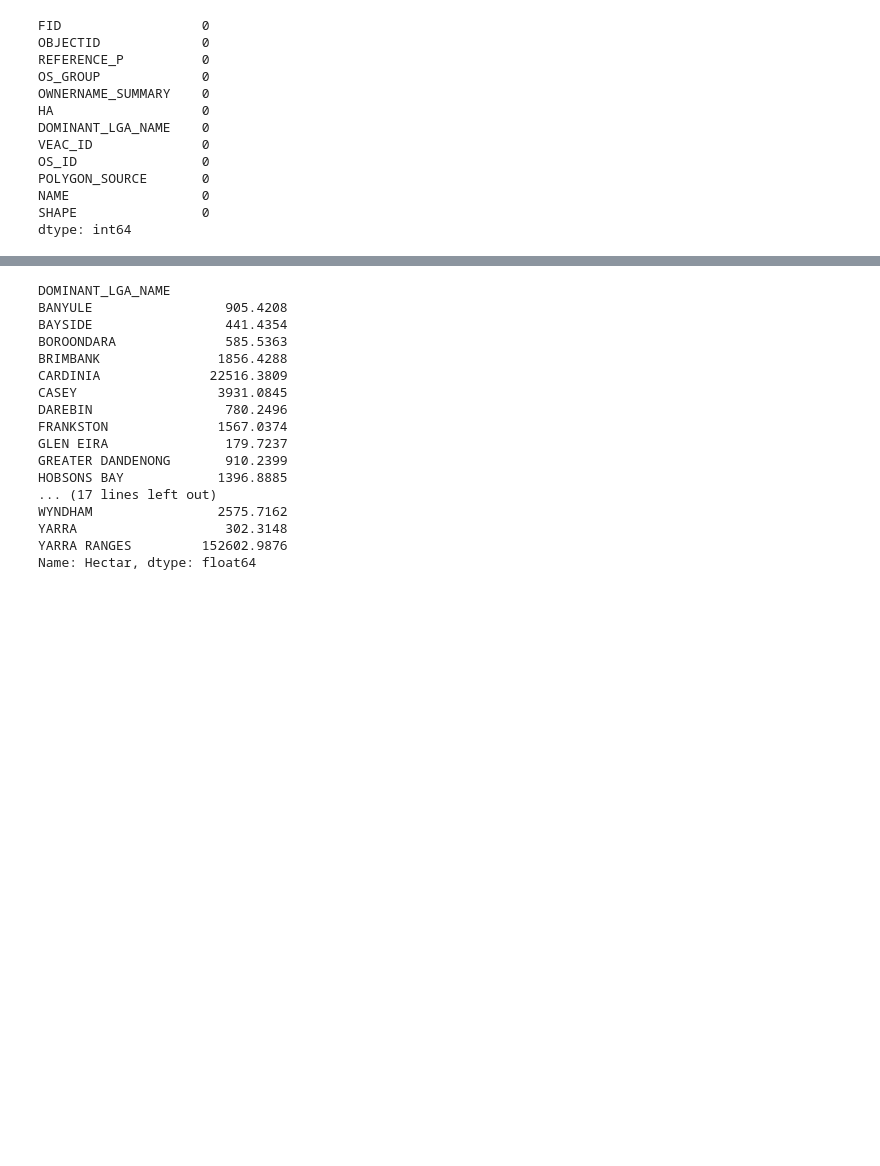
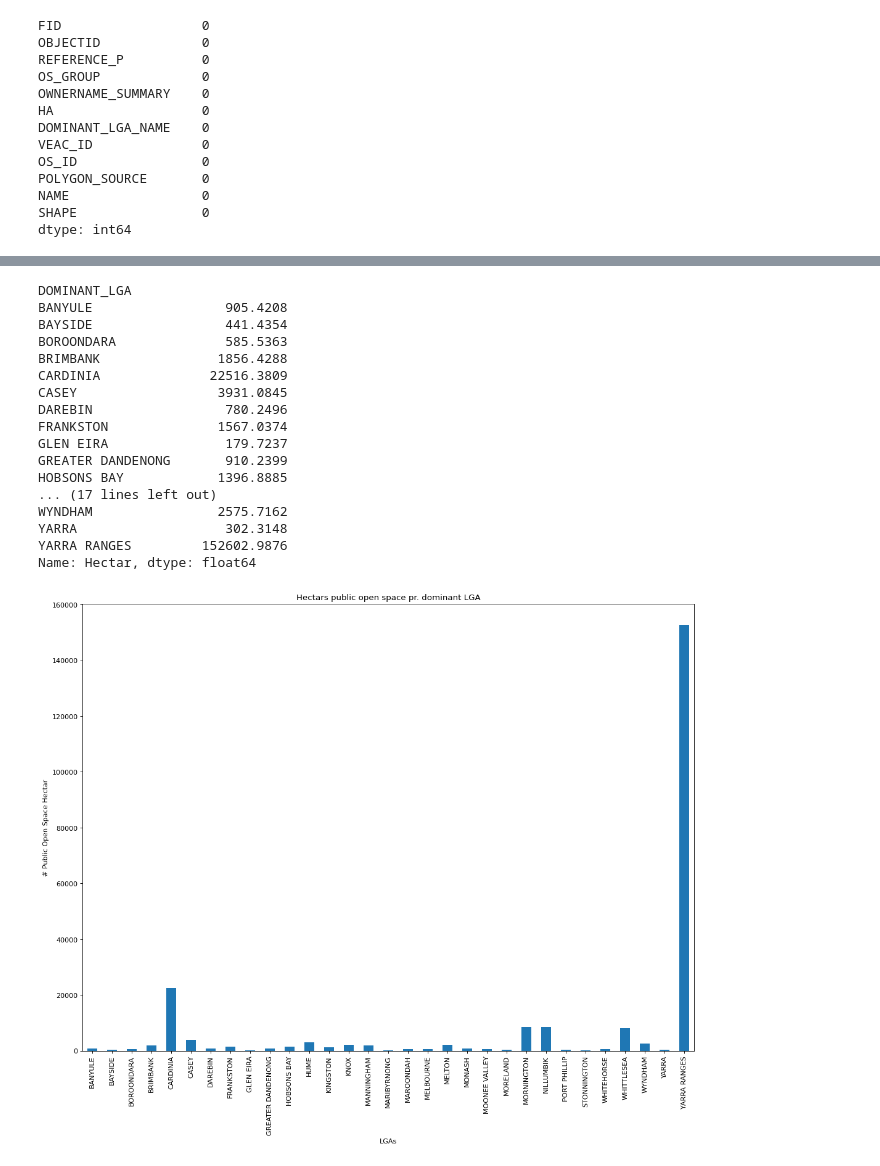
Before and after one commit to MAST30034-Applied-Data-Science/generic-real-estate-consulting-project-group-20, a Jupyter notebook: notebooks/External_open_space.ipynb, the cells around one changed output, grey strips where cells are left out. Saved outputs shown, nothing was run; the diff lists cells and outputs as text; code cells hidden in the pictures; blank space fills up the shorter version.

```diff
--- a/notebooks/External_open_space.ipynb
+++ b/notebooks/External_open_space.ipynb
@@ -92,5 +113 @@ area
 19108 rows × 12 columns
-# %%
-#Renaming Ha to Hectar for convenience
-area=area.rename(columns = {'HA':'Hectar'})
-area
@@ -111,9 +114,9 @@ area
 # %%
 #Summing number of Hectar for each LGA even though we want to allocate by suburb
 
-area.groupby("DOMINANT_LGA_NAME").sum().agg("Hectar")
+area.groupby("DOMINANT_LGA").sum().agg("Hectar")
 # %% [output]
-DOMINANT_LGA_NAME
+DOMINANT_LGA
 BANYULE                 905.4208
 BAYSIDE                 441.4354
 BOROONDARA              585.5363
@@ -135,0 +136,13 @@ print(education.head())
+# %%
+#Plot of Hectar pr. Dominant LGA
+from matplotlib.pyplot import figure
+
+plt.figure(figsize=(16, 12), dpi=80)
+area.groupby('DOMINANT_LGA')['Hectar'].sum().plot(kind='bar')
+
+plt.title("Hectars public open space pr. dominant LGA")
+plt.xlabel("LGAs")
+plt.ylabel("# Public Open Space Hectar")
+plt.show()
+# %% [output]
+[figure, added]
```
Also changed, not shown: parts of 5 cells of this notebook.
